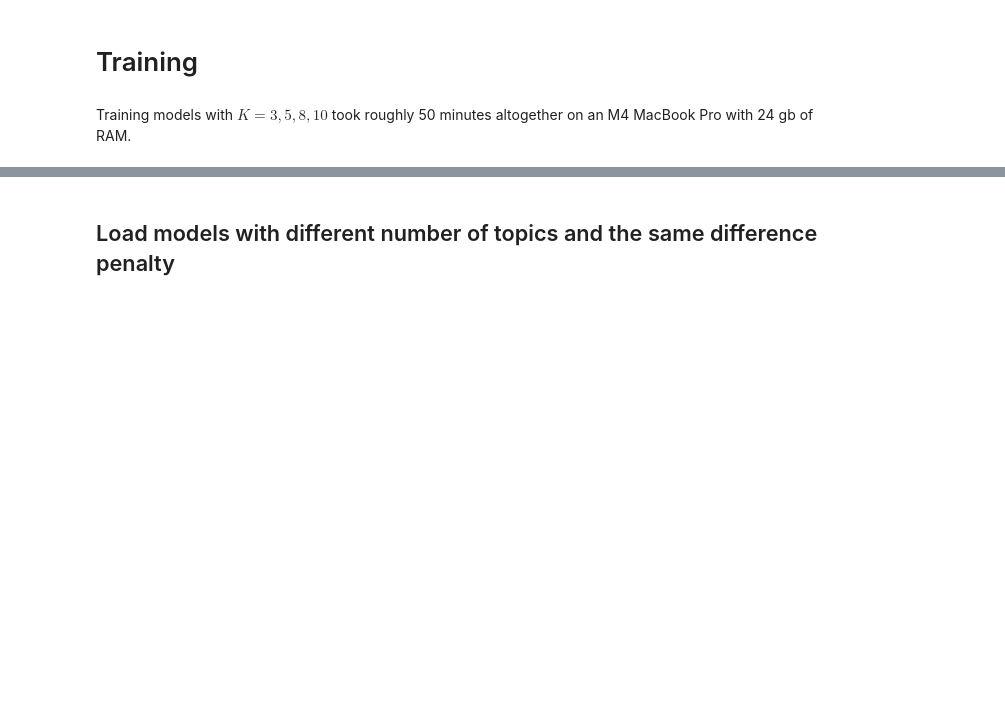
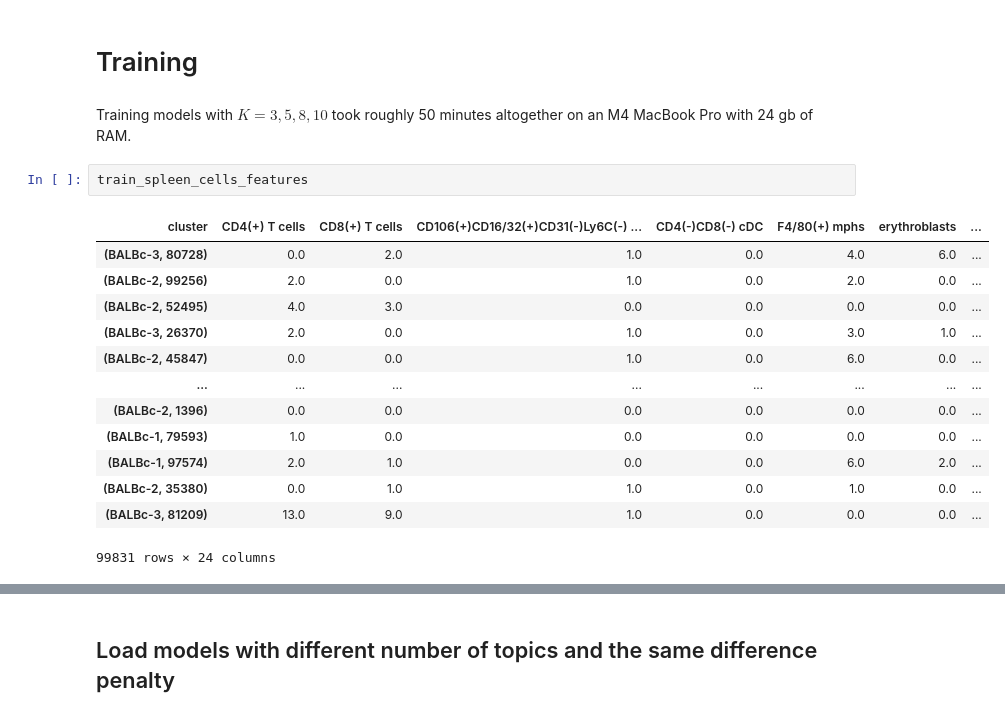
Before and after one commit to chenjia-lin/eval-slda, a Jupyter notebook: examples/Simplified_CODEX_Spatial_LDA.ipynb, the cells around one changed output, grey strips where cells are left out. Cells and saved outputs as stored; diff of their text form; blank space fills up the shorter version.

```diff
--- a/examples/Simplified_CODEX_Spatial_LDA.ipynb
+++ b/examples/Simplified_CODEX_Spatial_LDA.ipynb
@@ -95,3 +183,19 @@ plot_samples_in_a_row(spleen_cells_features, _plot_fn, spleen_dfs, tumor_set=['B
 # Training
 # %% [markdown]
 Training models with $K=3,5,8,10$ took roughly 50 minutes altogether on an M4 MacBook Pro with 24 gb of RAM.
+# %%
+train_spleen_cells_features
+# %% [output]
+| cluster | CD4(+) T cells | CD8(+) T cells | CD106(+)CD16/32(+)CD31(-)Ly6C(-) ... | CD4(-)CD8(-) cDC | F4/80(+) mphs | erythroblasts | ... |
+| (BALBc-3, 80728) | 0.0 | 2.0 | 1.0 | 0.0 | 4.0 | 6.0 | ... |
+| (BALBc-2, 99256) | 2.0 | 0.0 | 1.0 | 0.0 | 2.0 | 0.0 | ... |
+| (BALBc-2, 52495) | 4.0 | 3.0 | 0.0 | 0.0 | 0.0 | 0.0 | ... |
+| (BALBc-3, 26370) | 2.0 | 0.0 | 1.0 | 0.0 | 3.0 | 1.0 | ... |
+| (BALBc-2, 45847) | 0.0 | 0.0 | 1.0 | 0.0 | 6.0 | 0.0 | ... |
+| ... | ... | ... | ... | ... | ... | ... | ... |
+| (BALBc-2, 1396) | 0.0 | 0.0 | 0.0 | 0.0 | 0.0 | 0.0 | ... |
+| (BALBc-1, 79593) | 1.0 | 0.0 | 0.0 | 0.0 | 0.0 | 0.0 | ... |
+| (BALBc-1, 97574) | 2.0 | 1.0 | 0.0 | 0.0 | 6.0 | 2.0 | ... |
+| (BALBc-2, 35380) | 0.0 | 1.0 | 1.0 | 0.0 | 1.0 | 0.0 | ... |
+| (BALBc-3, 81209) | 13.0 | 9.0 | 1.0 | 0.0 | 0.0 | 0.0 | ... |
+99831 rows × 24 columns
```
Also changed, not shown: parts of 17 cells of this notebook, 1 other file.
